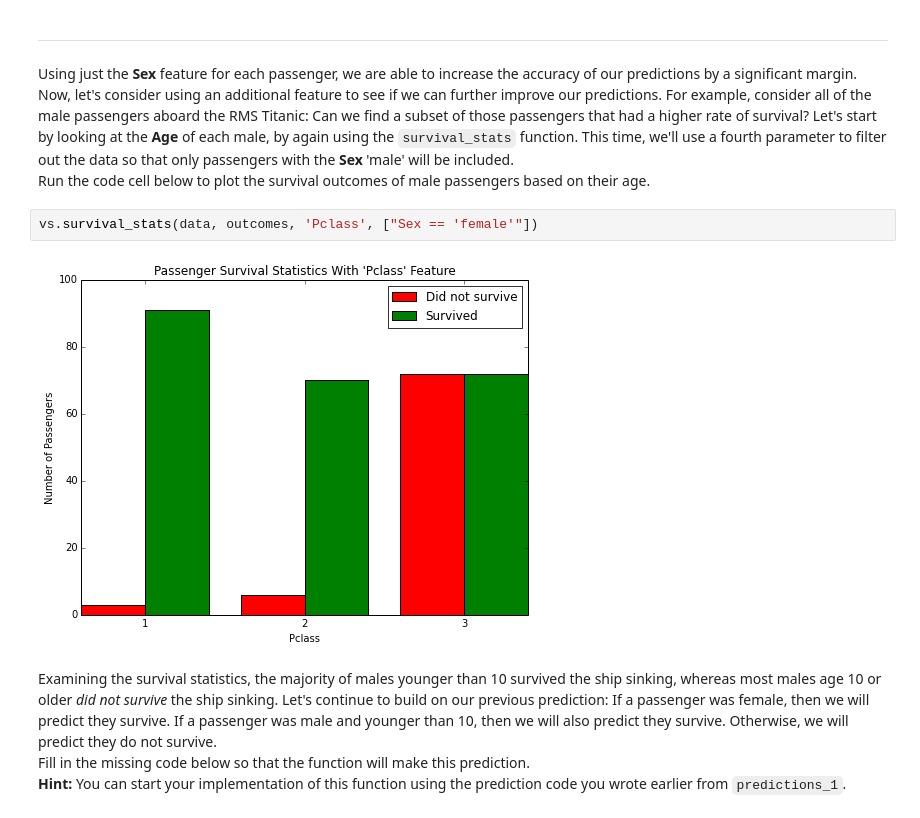
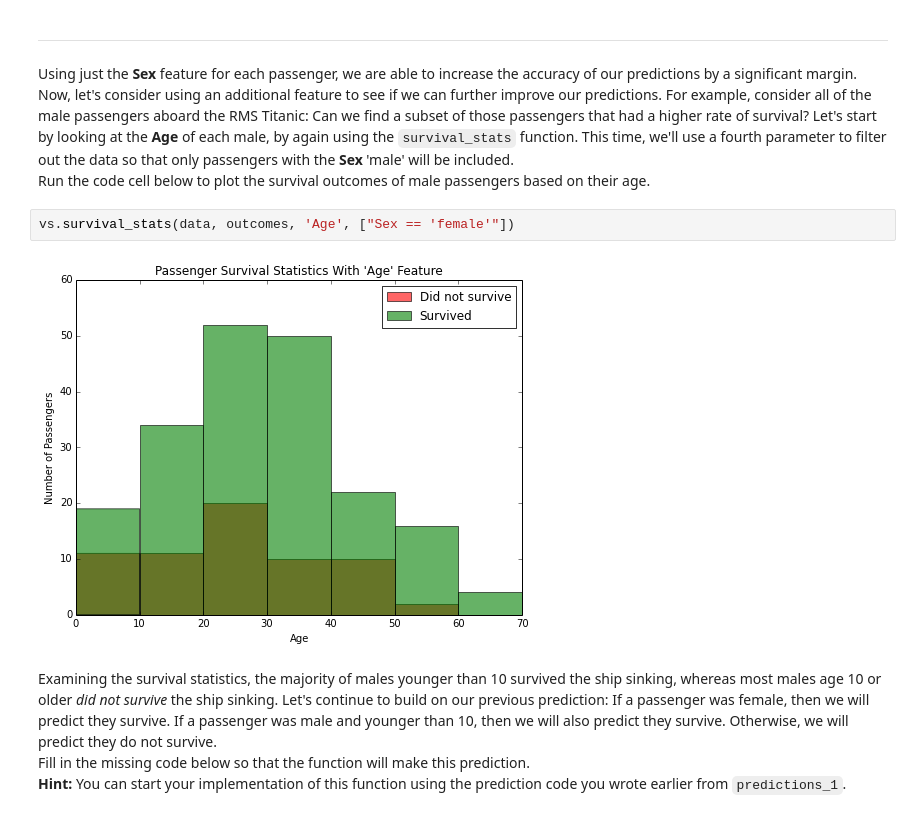
Before and after one commit to shivarajugowda/machine-learning, a Jupyter notebook: projects/titanic_survival_exploration/titanic_survival_exploration.ipynb, the cells around one changed output. Cells and saved outputs as stored; diff of their text form.

```diff
--- a/projects/titanic_survival_exploration/titanic_survival_exploration.ipynb
+++ b/projects/titanic_survival_exploration/titanic_survival_exploration.ipynb
@@ -168,9 +168,9 @@ Predictions have an accuracy of 78.68%.
 Using just the **Sex** feature for each passenger, we are able to increase the accuracy of our predictions by a significant margin. Now, let's consider using an additional feature to see if we can further improve our predictions. For example, consider all of the male passengers aboard the RMS Titanic: Can we find a subset of those passengers that had a higher rate of survival? Let's start by looking at the **Age** of each male, by again using the `survival_stats` function. This time, we'll use a fourth parameter to filter out the data so that only passengers with the **Sex** 'male' will be included.
 Run the code cell below to plot the survival outcomes of male passengers based on their age.
 # %%
-vs.survival_stats(data, outcomes, 'Pclass', ["Sex == 'female'"])
+vs.survival_stats(data, outcomes, 'Age', ["Sex == 'female'"])
 # %% [output]
-[figure, old version]
+[figure, new version]
 # %% [markdown]
 Examining the survival statistics, the majority of males younger than 10 survived the ship sinking, whereas most males age 10 or older *did not survive* the ship sinking. Let's continue to build on our previous prediction: If a passenger was female, then we will predict they survive. If a passenger was male and younger than 10, then we will also predict they survive. Otherwise, we will predict they do not survive.
 Fill in the missing code below so that the function will make this prediction.
```
Also changed, not shown: parts of 5 cells of this notebook, 1 other file.
